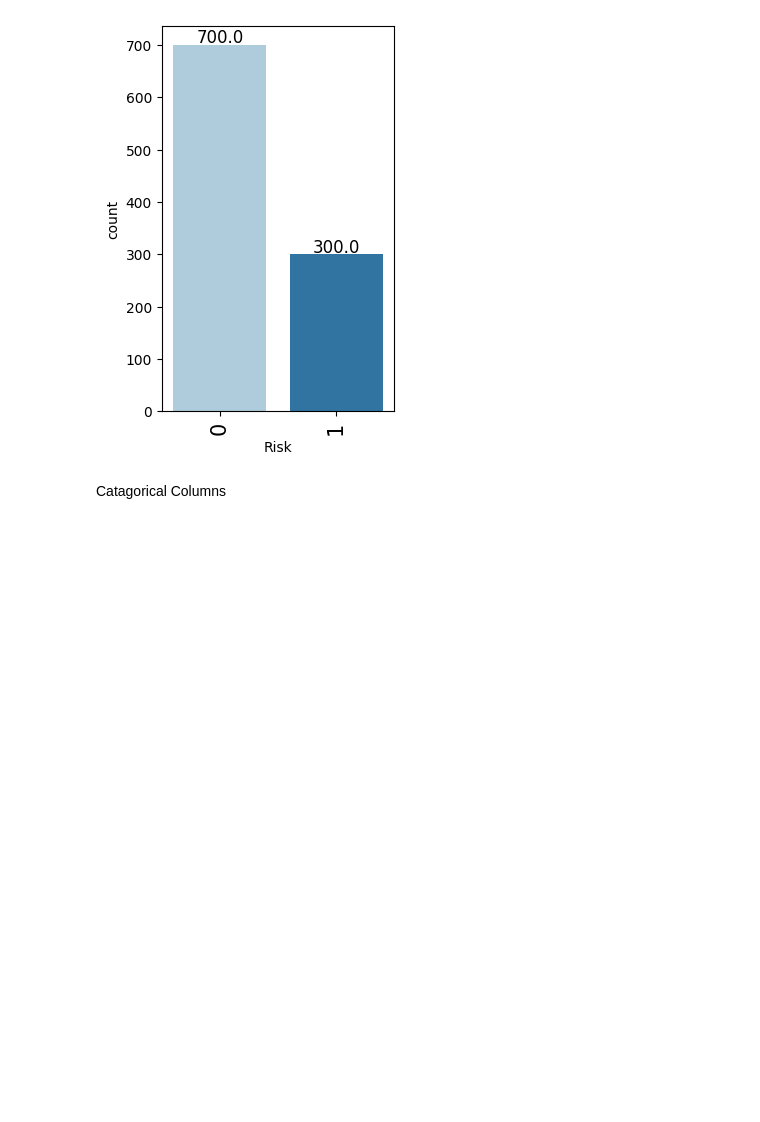
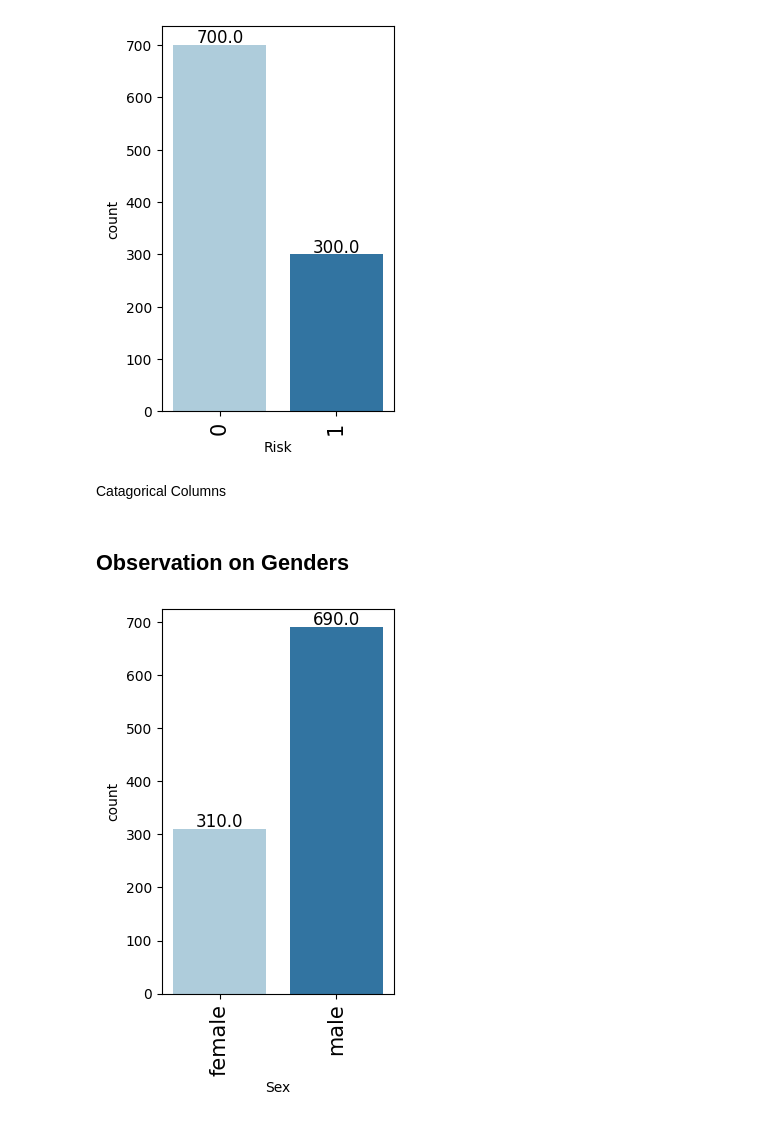
Before and after one commit to HunterKane/University-of-Texas-AI-ML-Projects-, a Jupyter notebook: Practice 2 Case Study - Credit Card Analysis/German_Credit_Analysis.ipynb, the cells around one changed output. Cells and saved outputs as stored; diff of their text form; code cells hidden in the pictures; blank space fills up the shorter version.

```diff
--- a/Practice 2 Case Study - Credit Card Analysis/German_Credit_Analysis.ipynb
+++ b/Practice 2 Case Study - Credit Card Analysis/German_Credit_Analysis.ipynb
@@ -502,3 +502,9 @@ labeled_barplot(data, "Risk")
 [figure]
 # %% [markdown]
 Catagorical Columns
+# %% [markdown]
+## Observation on Genders
+# %%
+labeled_barplot(data, "Sex")
+# %% [output]
+[figure, added]
```
Also changed, not shown: parts of 36 cells of this notebook.
